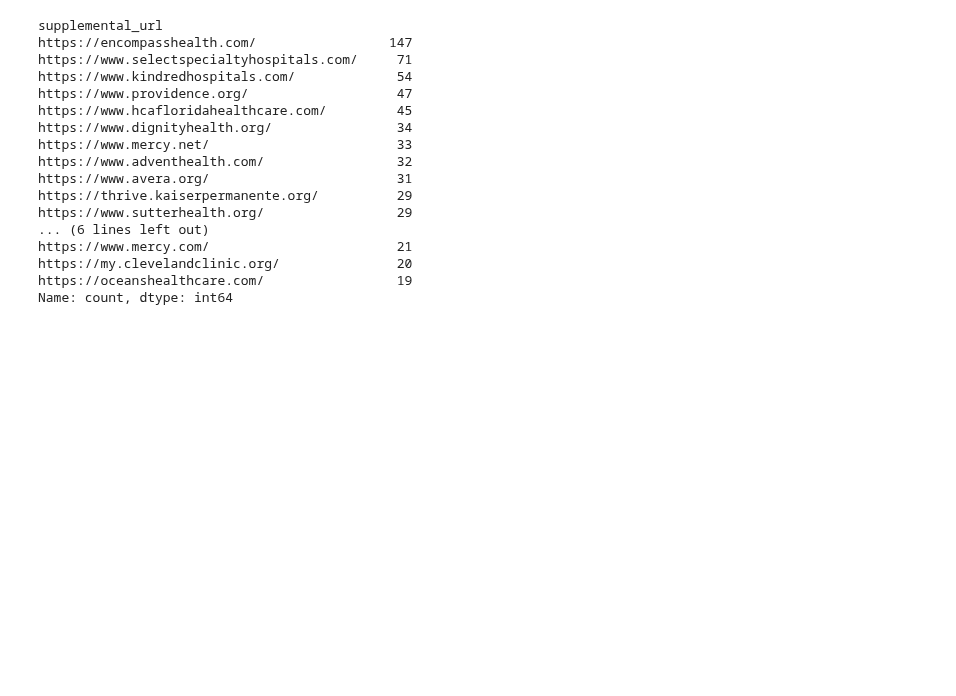
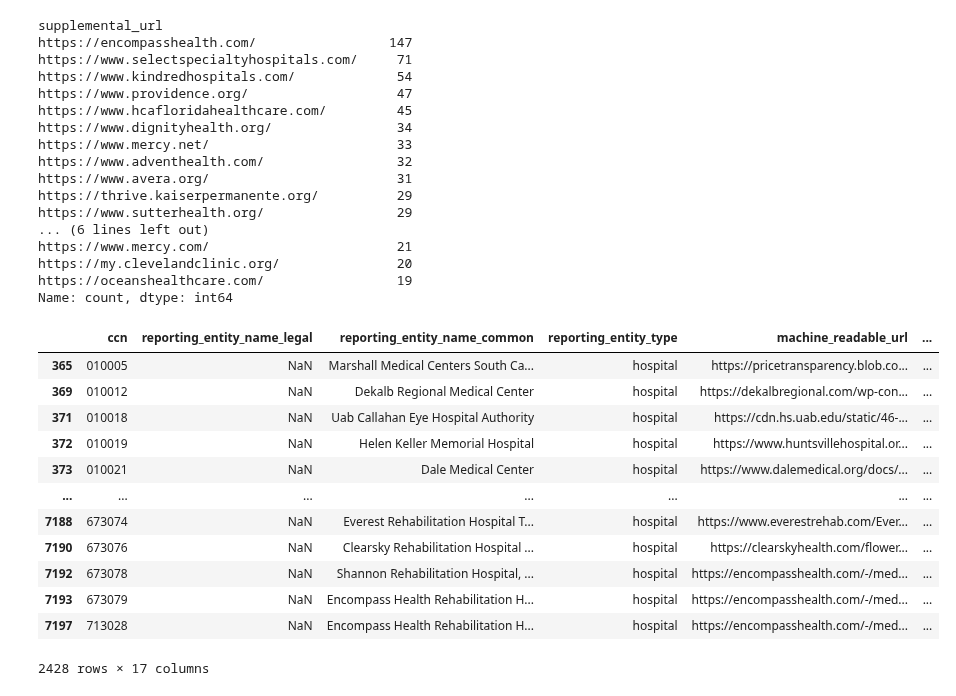
Before and after one commit to rl1987/dolthub-bounty-transparency-in-pricing, a Jupyter notebook: Explore_TPAFS_list.ipynb, the cells around one changed output. Cells and saved outputs as stored; diff of their text form; code cells hidden in the pictures; blank space fills up the shorter version.

```diff
--- a/Explore_TPAFS_list.ipynb
+++ b/Explore_TPAFS_list.ipynb
@@ -38,3 +38,22 @@ https://www.mercy.com/                        21
 https://my.clevelandclinic.org/               20
 https://oceanshealthcare.com/                 19
 Name: count, dtype: int64
+# %%
+df = df[df['file_size'].notnull()]
+# %%
+df = df[df['file_size'] < 100 * 1024 * 1024]
+df
+# %% [output]
+|  | ccn | reporting_entity_name_legal | reporting_entity_name_common | reporting_entity_type | machine_readable_url | ... |
+| 365 | 010005 | NaN | Marshall Medical Centers South Ca... | hospital | https://pricetransparency.blob.co... | ... |
+| 369 | 010012 | NaN | Dekalb Regional Medical Center | hospital | https://dekalbregional.com/wp-con... | ... |
+| 371 | 010018 | NaN | Uab Callahan Eye Hospital Authority | hospital | https://cdn.hs.uab.edu/static/46-... | ... |
+| 372 | 010019 | NaN | Helen Keller Memorial Hospital | hospital | https://www.huntsvillehospital.or... | ... |
+| 373 | 010021 | NaN | Dale Medical Center | hospital | https://www.dalemedical.org/docs/... | ... |
+| ... | ... | ... | ... | ... | ... | ... |
+| 7188 | 673074 | NaN | Everest Rehabilitation Hospital T... | hospital | https://www.everestrehab.com/Ever... | ... |
+| 7190 | 673076 | NaN | Clearsky Rehabilitation Hospital ... | hospital | https://clearskyhealth.com/flower... | ... |
+| 7192 | 673078 | NaN | Shannon Rehabilitation Hospital, ... | hospital | https://encompasshealth.com/-/med... | ... |
+| 7193 | 673079 | NaN | Encompass Health Rehabilitation H... | hospital | https://encompasshealth.com/-/med... | ... |
+| 7197 | 713028 | NaN | Encompass Health Rehabilitation H... | hospital | https://encompasshealth.com/-/med... | ... |
+2428 rows × 17 columns
```
Also changed, not shown: parts of 1 cell of this notebook.
